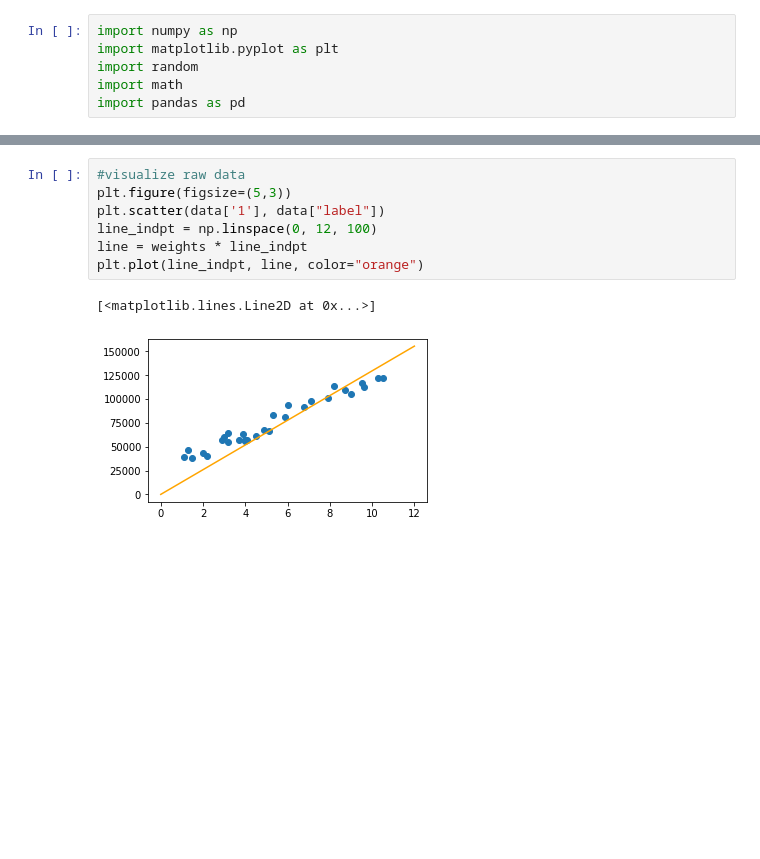
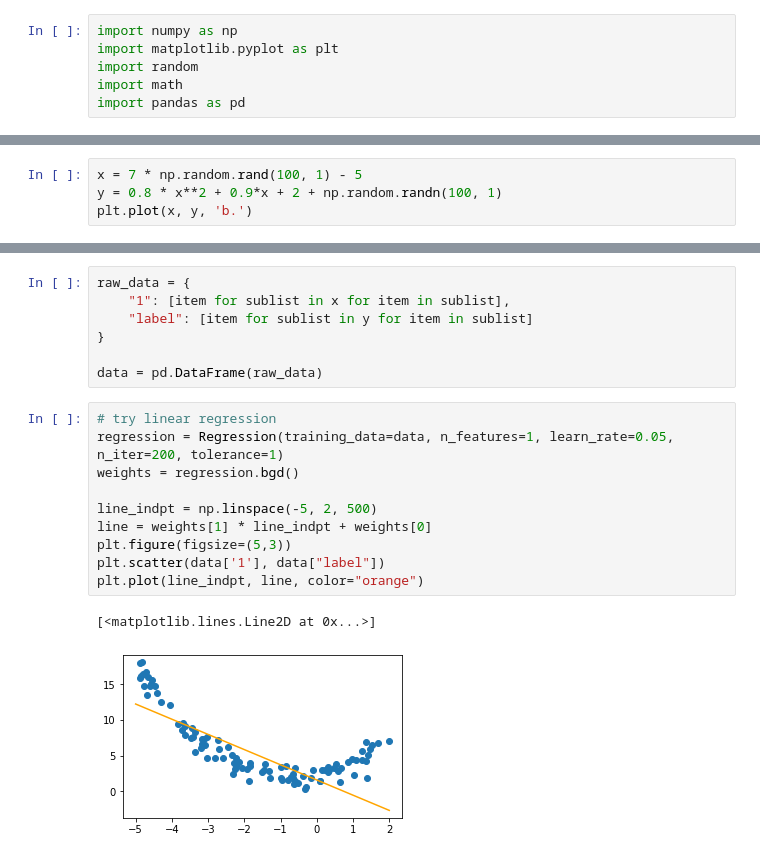
Before and after one commit to Avril-Cui/regression, a Jupyter notebook: regression.ipynb, the cells around one changed output, grey strips where cells are left out. Saved outputs shown, nothing was run; the diff lists cells and outputs as text; blank space fills up the shorter version.

```diff
--- a/regression.ipynb
+++ b/regression.ipynb
@@ -90,0 +94,4 @@ weights = regression.bgd()
+# %%
+x = 7 * np.random.rand(100, 1) - 5
+y = 0.8 * x**2 + 0.9*x + 2 + np.random.randn(100, 1)
+plt.plot(x, y, 'b.')
@@ -91,10 +101,20 @@ weights = regression.bgd()
+# %%
+raw_data = {
+    "1": [item for sublist in x for item in sublist],
+    "label": [item for sublist in y for item in sublist]
+}
+
+data = pd.DataFrame(raw_data)
 # %%
-#visualize raw data
+# try linear regression
+regression = Regression(training_data=data, n_features=1, learn_rate=0.05, n_iter=200, tolerance=1)
+weights = regression.bgd()
+
+line_indpt = np.linspace(-5, 2, 500)
+line = weights[1] * line_indpt + weights[0]
 plt.figure(figsize=(5,3))
 plt.scatter(data['1'], data["label"])
-line_indpt = np.linspace(0, 12, 100)
-line = weights * line_indpt
 plt.plot(line_indpt, line, color="orange")
 # %% [output]
 [<matplotlib.lines.Line2D at 0x...>]
-[figure, old version]
+[figure, new version]
```
Also changed, not shown: parts of 12 cells of this notebook.
